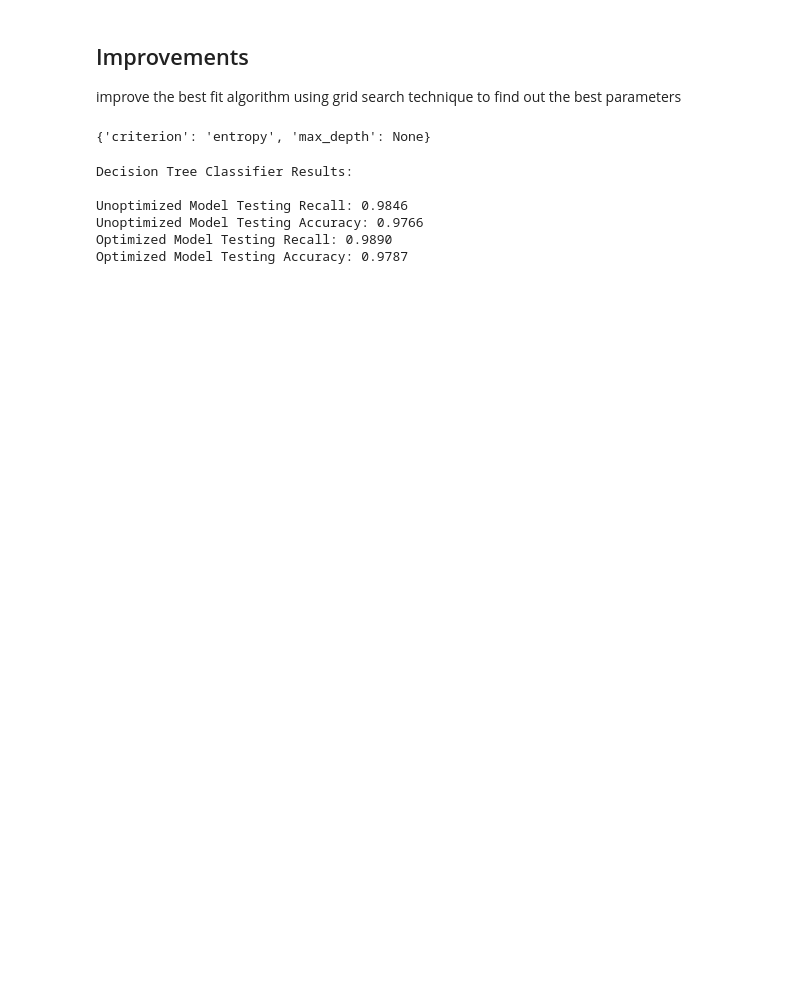
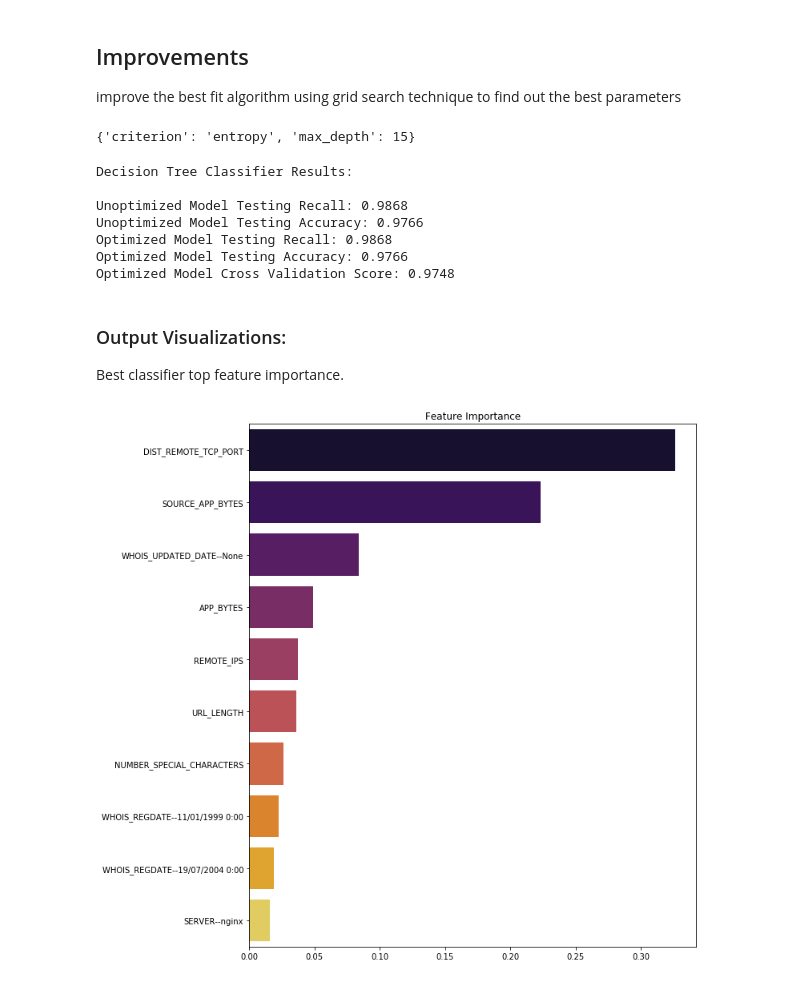
Before and after one commit to AbdelrhmanMagdy/maliciousURLsDetector, a Jupyter notebook: Malicious URLs Detection/malicious-urls-detection.ipynb, the cells around one changed output. Saved outputs shown, nothing was run; the diff lists cells and outputs as text; code cells hidden in the pictures; blank space fills up the shorter version.

```diff
--- a/Malicious URLs Detection/malicious-urls-detection.ipynb
+++ b/Malicious URLs Detection/malicious-urls-detection.ipynb
@@ -484,10 +521,11 @@ sg = GridSearchCV(dtc, param_grid=parameters, scoring='recall', cv=10)
 grid_fit = sg.fit(X_train, y_train)
 best_clf = grid_fit.best_estimator_
 best_predictions = best_clf.predict(X_test)
-# %%
-print(sg.best_params_)
-# %% [output]
-{'criterion': 'entropy', 'max_depth': None}
+# %%
+print(sg.best_params_)
+tuned_scores = cross_val_score(best_clf, X_train, y_train, cv=10, scoring='recall')
+# %% [output]
+{'criterion': 'entropy', 'max_depth': 15}
 # %%
 # default and optimized models accuracies
 print("Decision Tree Classifier Results:\n")
@@ -496,10 +534,23 @@ print("Unoptimized Model Testing Accuracy: {:.4f}".format(results['Decision Tree
 
 print("Optimized Model Testing Recall: {:.4f}".format(recall_score(y_test, best_predictions)))
 print("Optimized Model Testing Accuracy: {:.4f}".format(accuracy_score(y_test, best_predictions)))
+print("Optimized Model Cross Validation Score: {:.4f}\n".format(tuned_scores.mean()))
 # %% [output]
 Decision Tree Classifier Results:
 
-Unoptimized Model Testing Recall: 0.9846
+Unoptimized Model Testing Recall: 0.9868
 Unoptimized Model Testing Accuracy: 0.9766
-Optimized Model Testing Recall: 0.9890
-Optimized Model Testing Accuracy: 0.9787
+Optimized Model Testing Recall: 0.9868
+Optimized Model Testing Accuracy: 0.9766
+Optimized Model Cross Validation Score: 0.9748
+# %% [markdown]
+### Output Visualizations:
+
+Best classifier top feature importance.
+# %%
+plt.figure(figsize=(10,12))
+plt.title("Feature Importance")
+imp = pd.Series(data=best_clf.feature_importances_, index=X_train_orig.columns).sort_values(ascending=False)[:10]
+ax = sns.barplot(y=imp.index, x=imp.values, palette="inferno", orient='h')
+# %% [output]
+[figure, added]
```
Also changed, not shown: parts of 17 cells of this notebook, 3 other files.
